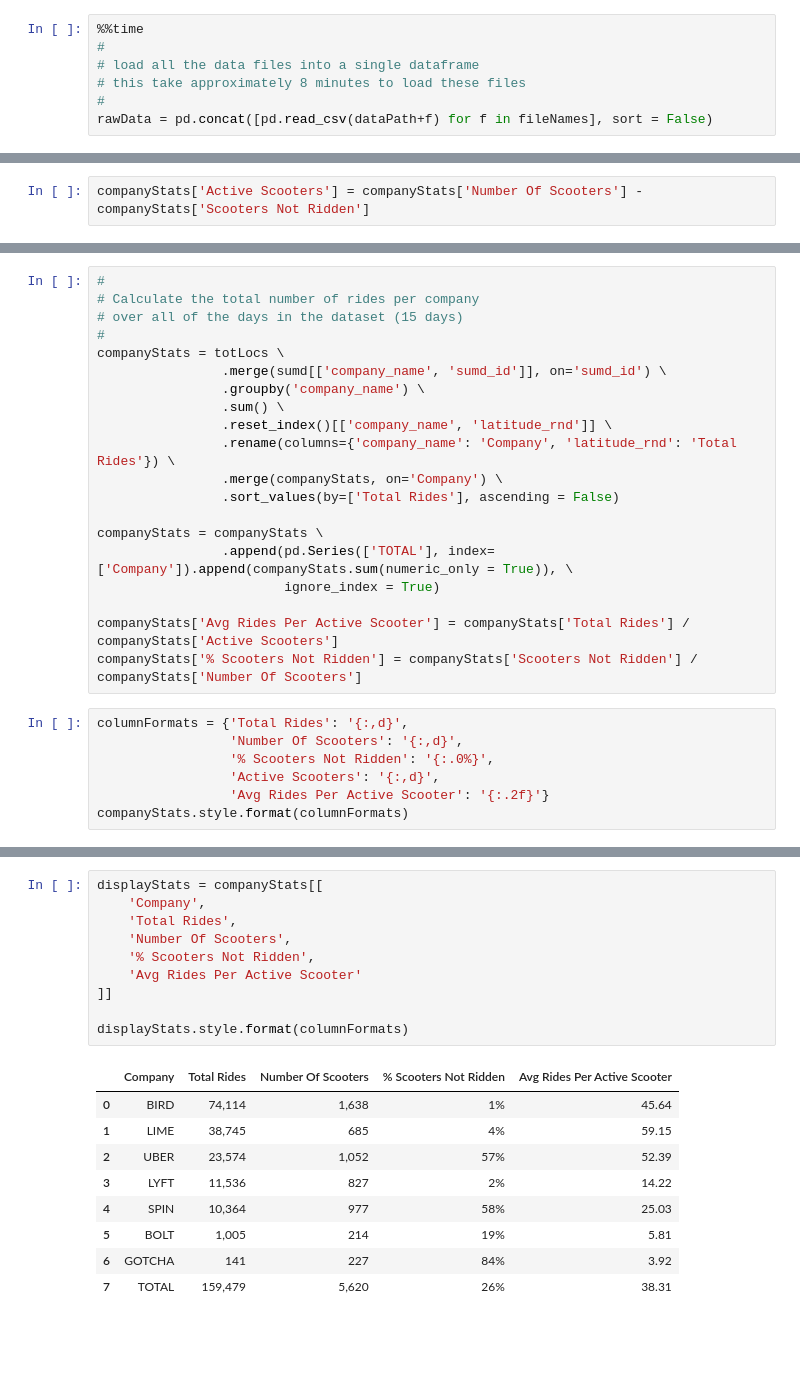
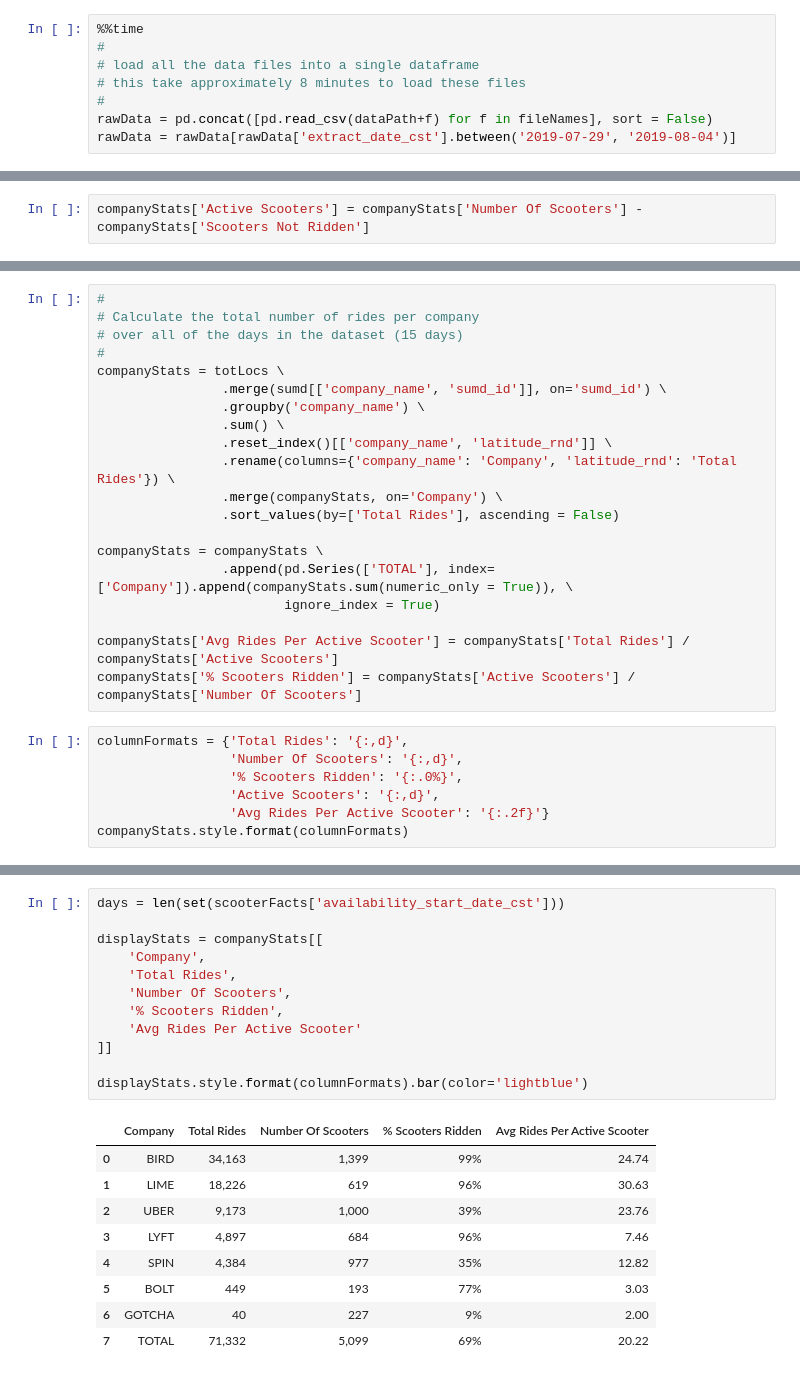
Before and after one commit to code-for-nashville/scooter-stories, a Jupyter notebook: scooter-report-card/scooter-report-card.ipynb, the cells around one changed output, grey strips where cells are left out. Drawn from its saved outputs; the diff is of its cells as text; blank space fills up the shorter version.

```diff
--- a/scooter-report-card/scooter-report-card.ipynb
+++ b/scooter-report-card/scooter-report-card.ipynb
@@ -40,4 +40,5 @@ sumdColumns = ['company_name', 'sumd_group', 'sumd_id', 'sumd_type']
 # this take approximately 8 minutes to load these files
 #
 rawData = pd.concat([pd.read_csv(dataPath+f) for f in fileNames], sort = False)
+rawData = rawData[rawData['extract_date_cst'].between('2019-07-29', '2019-08-04')]
 # %% [output]
@@ -164,11 +178,11 @@ companyStats = companyStats \
                         ignore_index = True)
 
 companyStats['Avg Rides Per Active Scooter'] = companyStats['Total Rides'] / companyStats['Active Scooters']
-companyStats['% Scooters Not Ridden'] = companyStats['Scooters Not Ridden'] / companyStats['Number Of Scooters']
+companyStats['% Scooters Ridden'] = companyStats['Active Scooters'] / companyStats['Number Of Scooters']
 # %%
 columnFormats = {'Total Rides': '{:,d}',
                  'Number Of Scooters': '{:,d}',
-                 '% Scooters Not Ridden': '{:.0%}',
+                 '% Scooters Ridden': '{:.0%}',
                  'Active Scooters': '{:,d}',
                  'Avg Rides Per Active Scooter': '{:.2f}'}
 companyStats.style.format(columnFormats)
@@ -185,20 +199,22 @@ companyStats.style.format(columnFormats)
 # %%
+days = len(set(scooterFacts['availability_start_date_cst']))
+
 displayStats = companyStats[[
     'Company',
     'Total Rides',
     'Number Of Scooters',
-    '% Scooters Not Ridden',
+    '% Scooters Ridden',
     'Avg Rides Per Active Scooter'
 ]]
 
-displayStats.style.format(columnFormats)
+displayStats.style.format(columnFormats).bar(color='lightblue')
 # %% [output]
-|  | Company | Total Rides | Number Of Scooters | % Scooters Not Ridden | Avg Rides Per Active Scooter |
-| 0 | BIRD | 74,114 | 1,638 | 1% | 45.64 |
-| 1 | LIME | 38,745 | 685 | 4% | 59.15 |
-| 2 | UBER | 23,574 | 1,052 | 57% | 52.39 |
-| 3 | LYFT | 11,536 | 827 | 2% | 14.22 |
-| 4 | SPIN | 10,364 | 977 | 58% | 25.03 |
-| 5 | BOLT | 1,005 | 214 | 19% | 5.81 |
-| 6 | GOTCHA | 141 | 227 | 84% | 3.92 |
-| 7 | TOTAL | 159,479 | 5,620 | 26% | 38.31 |
+|  | Company | Total Rides | Number Of Scooters | % Scooters Ridden | Avg Rides Per Active Scooter |
+| 0 | BIRD | 34,163 | 1,399 | 99% | 24.74 |
+| 1 | LIME | 18,226 | 619 | 96% | 30.63 |
+| 2 | UBER | 9,173 | 1,000 | 39% | 23.76 |
+| 3 | LYFT | 4,897 | 684 | 96% | 7.46 |
+| 4 | SPIN | 4,384 | 977 | 35% | 12.82 |
+| 5 | BOLT | 449 | 193 | 77% | 3.03 |
+| 6 | GOTCHA | 40 | 227 | 9% | 2.00 |
+| 7 | TOTAL | 71,332 | 5,099 | 69% | 20.22 |
```
Also changed, not shown: parts of 7 cells of this notebook, 1 other file.
